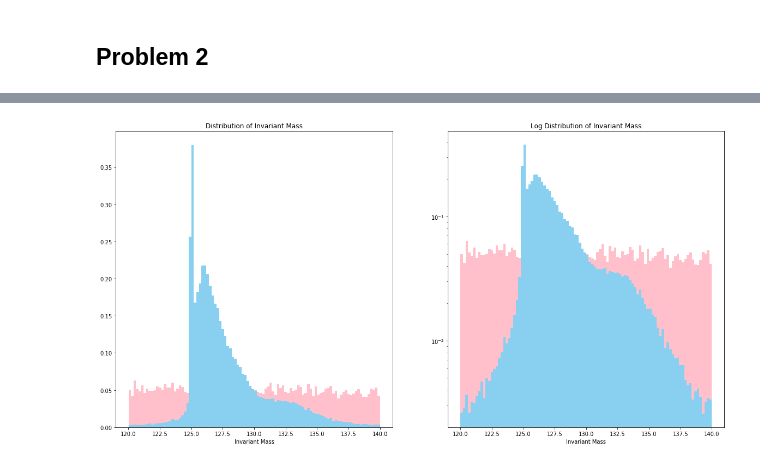
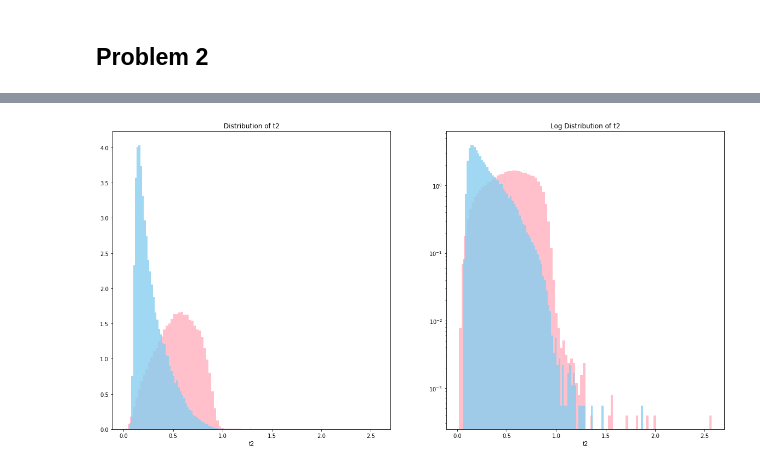
Before and after one commit to lexie98/Physics434, a Jupyter notebook: Lab7.ipynb, the cells around one changed output, grey strips where cells are left out. Cells and saved outputs as stored; diff of their text form; code cells hidden in the pictures.

```diff
--- a/Lab7.ipynb
+++ b/Lab7.ipynb
@@ -117,20 +250,20 @@ for value in higgs['mass']:
 # %%
 fig,ax = plt.subplots(1,2)
 fig.set_size_inches(20,10)
 
-ax[0].hist(cut_qcd, bins=100, density=True, color='pink')
-ax[0].set_xlabel("Invariant Mass")
-ax[0].set_title("Distribution of Invariant Mass")
+ax[0].hist(qcd['t2'], bins=100, density=True, color='pink')
+ax[0].set_xlabel("t2")
+ax[0].set_title("Distribution of t2")
 
-ax[1].hist(cut_qcd, bins=100, density=True, color='pink')
-ax[1].set_xlabel("Invariant Mass")
+ax[1].hist(qcd['t2'], bins=100, density=True, color='pink')
+ax[1].set_xlabel("t2")
 ax[1].set_yscale('log')
-ax[1].set_title("Log Distribution of Invariant Mass")
+ax[1].set_title("Log Distribution of t2")
 
 
-ax[0].hist(cut_hig, bins=100, density=True, color='#89cff0')
+ax[0].hist(higgs['t2'], bins=100, density=True, color='#89cff0', alpha=0.8)
 
-ax[1].hist(cut_hig, bins=100, density=True, color='#89cff0')
-ax[1].set_xlabel("Invariant Mass");
+ax[1].hist(higgs['t2'], bins=100, density=True, color='#89cff0', alpha=0.8)
+ax[1].set_xlabel("t2");
 # %% [output]
-[figure, old version]
+[figure, new version]
```
Also changed, not shown: parts of 68 cells of this notebook.
